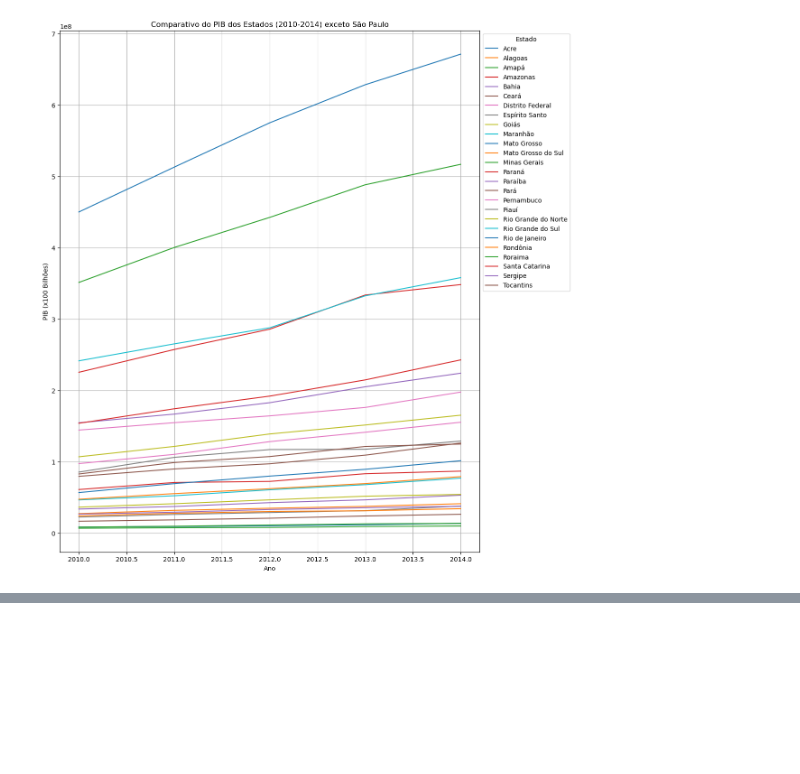
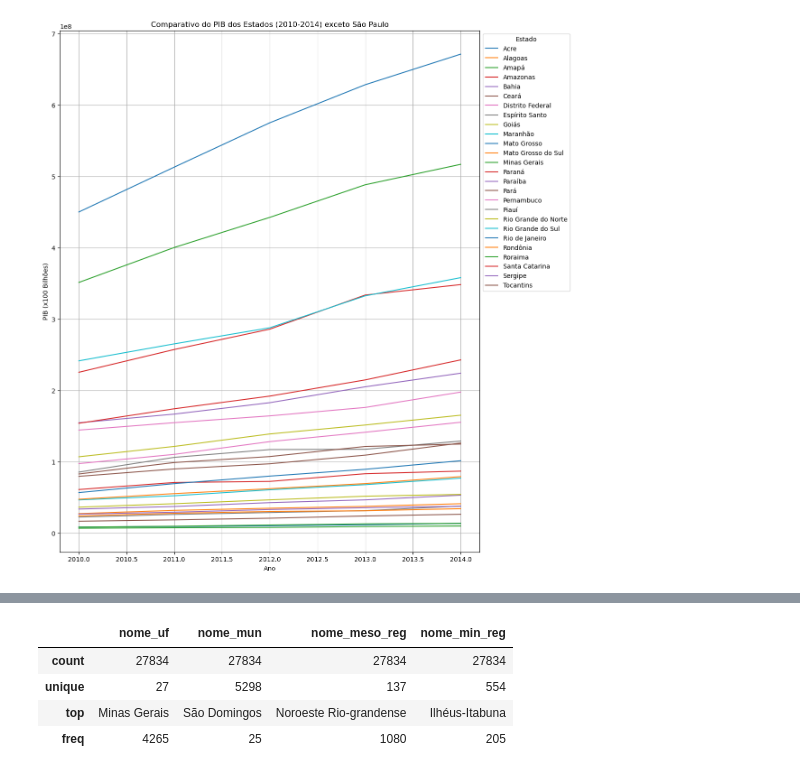
Before and after one commit to thaleswillreis/IBGE_DataAnalysis, a Jupyter notebook: senso.ipynb, the cells around one changed output, grey strips where cells are left out. Saved outputs shown, nothing was run; the diff lists cells and outputs as text; code cells hidden in the pictures; blank space fills up the shorter version.

```diff
--- a/senso.ipynb
+++ b/senso.ipynb
@@ -324,0 +338,8 @@ dataset.to_csv(caminho_do_arquivo, index=False)
+# %%
+dataset_limpo.describe(exclude='number')
+# %% [output]
+|  | nome_uf | nome_mun | nome_meso_reg | nome_min_reg |
+| count | 27834 | 27834 | 27834 | 27834 |
+| unique | 27 | 5298 | 137 | 554 |
+| top | Minas Gerais | São Domingos | Noroeste Rio-grandense | Ilhéus-Itabuna |
+| freq | 4265 | 25 | 1080 | 205 |
```
Also changed, not shown: parts of 9 cells of this notebook.
